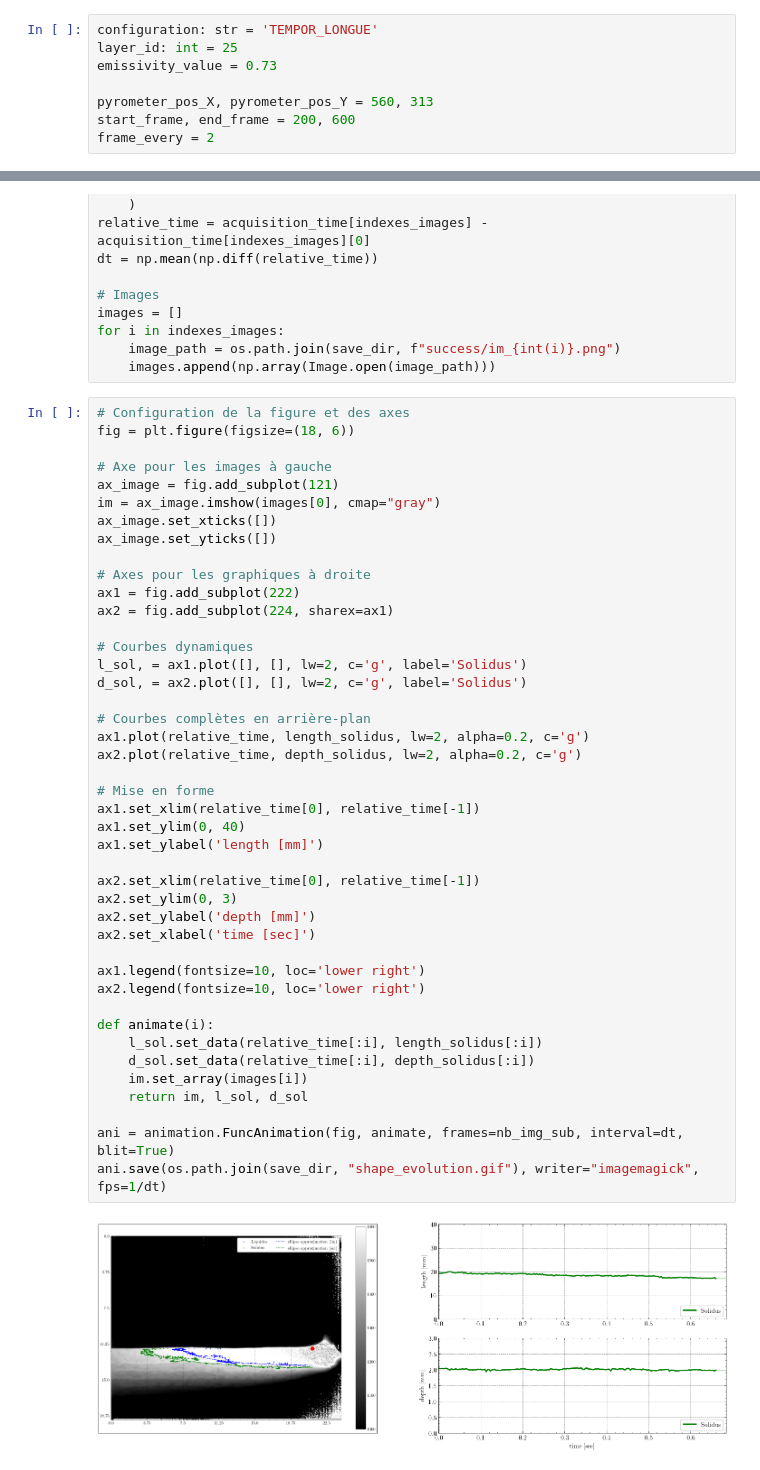
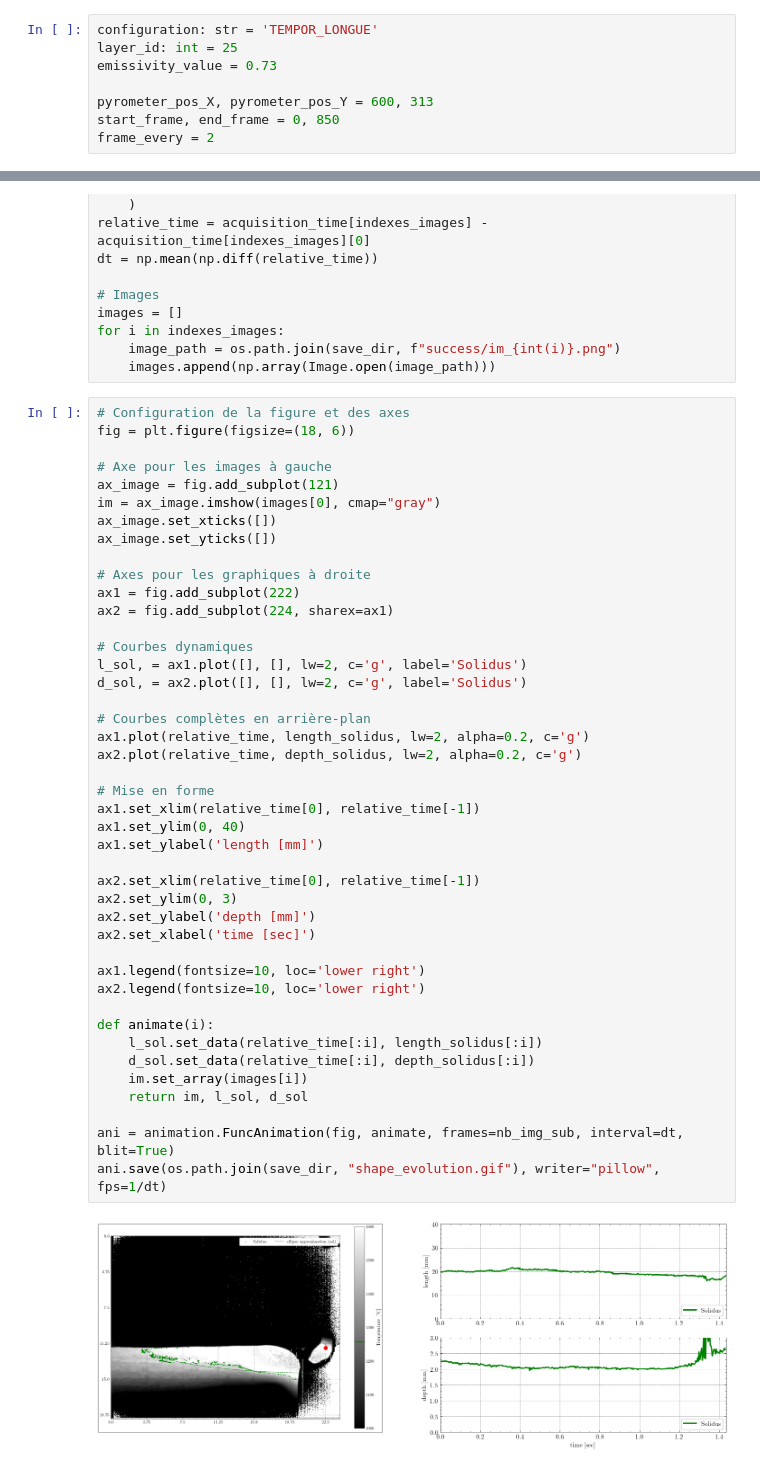
Before and after one commit to qdolle15/TherMIFASOL, a Jupyter notebook: TherMIFASOL/notebooks/experiences/FirstEulerienMonitoring/shape_monitoring.ipynb, the cells around one changed output, grey strips where cells are left out. Saved outputs shown, nothing was run; the diff lists cells and outputs as text.

```diff
--- a/TherMIFASOL/notebooks/experiences/FirstEulerienMonitoring/shape_monitoring.ipynb
+++ b/TherMIFASOL/notebooks/experiences/FirstEulerienMonitoring/shape_monitoring.ipynb
@@ -91,8 +91,8 @@ configuration: str = 'TEMPOR_LONGUE'
 layer_id: int = 25
 emissivity_value = 0.73
 
-pyrometer_pos_X, pyrometer_pos_Y = 560, 313
-start_frame, end_frame = 200, 600
+pyrometer_pos_X, pyrometer_pos_Y = 600, 313
+start_frame, end_frame = 0, 850
 frame_every = 2
 # %% [markdown]
 ### Folder initialization
@@ -303,32 +305,32 @@ ax2 = fig.add_subplot(224, sharex=ax1)
 
 # Courbes dynamiques
 l_sol, = ax1.plot([], [], lw=2, c='g', label='Solidus')
 d_sol, = ax2.plot([], [], lw=2, c='g', label='Solidus')
 
 # Courbes complètes en arrière-plan
 ax1.plot(relative_time, length_solidus, lw=2, alpha=0.2, c='g')
 ax2.plot(relative_time, depth_solidus, lw=2, alpha=0.2, c='g')
 
 # Mise en forme
 ax1.set_xlim(relative_time[0], relative_time[-1])
 ax1.set_ylim(0, 40)
 ax1.set_ylabel('length [mm]')
 
 ax2.set_xlim(relative_time[0], relative_time[-1])
 ax2.set_ylim(0, 3)
 ax2.set_ylabel('depth [mm]')
 ax2.set_xlabel('time [sec]')
 
 ax1.legend(fontsize=10, loc='lower right')
 ax2.legend(fontsize=10, loc='lower right')
 
 def animate(i):
     l_sol.set_data(relative_time[:i], length_solidus[:i])
     d_sol.set_data(relative_time[:i], depth_solidus[:i])
     im.set_array(images[i])
     return im, l_sol, d_sol
 
 ani = animation.FuncAnimation(fig, animate, frames=nb_img_sub, interval=dt, blit=True)
-ani.save(os.path.join(save_dir, "shape_evolution.gif"), writer="imagemagick", fps=1/dt)
+ani.save(os.path.join(save_dir, "shape_evolution.gif"), writer="pillow", fps=1/dt)
 # %% [output]
-[figure, old version]
+[figure, new version]
```
Also changed, not shown: parts of 1 cell of this notebook, 39 other files.
